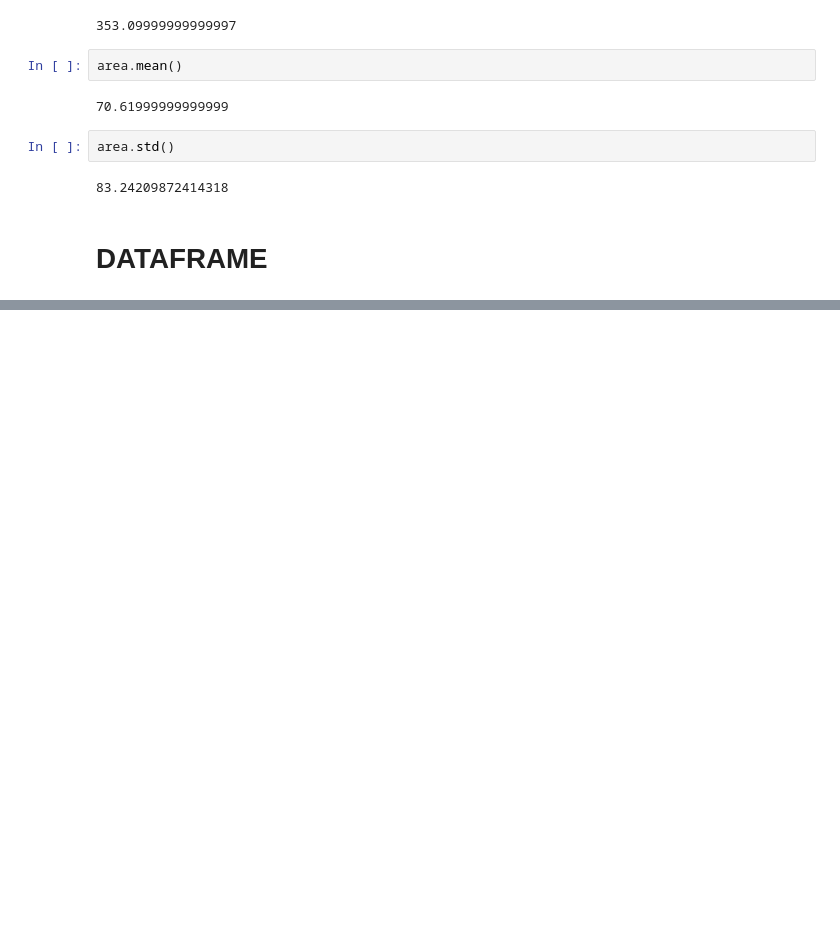
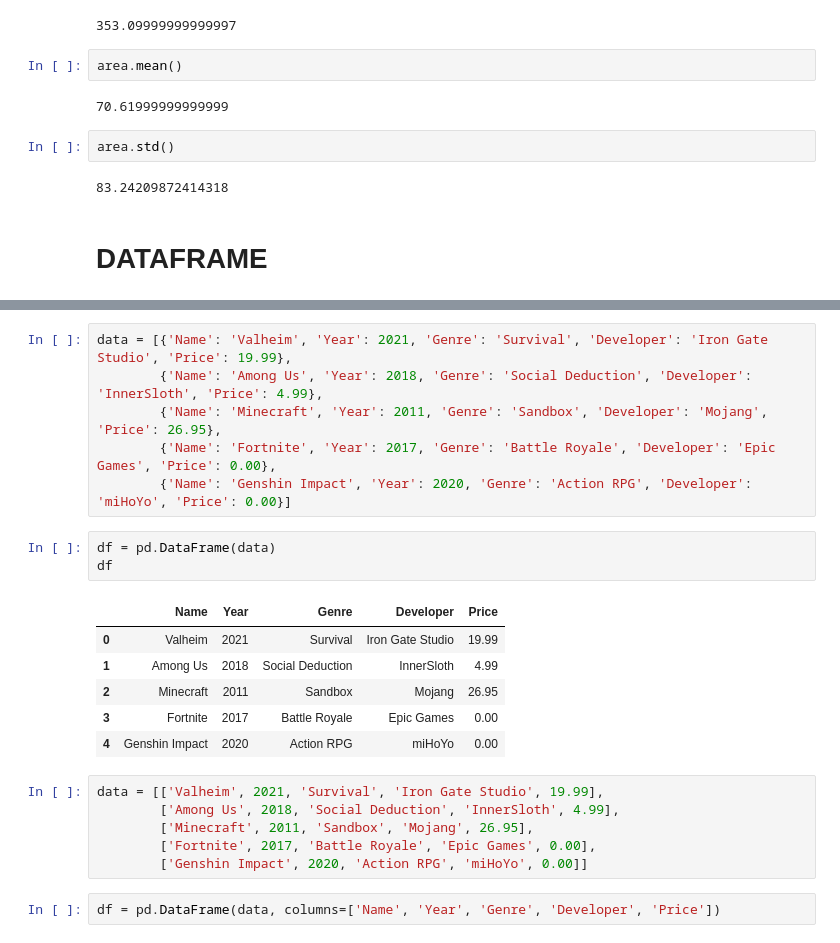
Before and after one commit to mohAhanin/Data-Analysis-bootcamp, a Jupyter notebook: bootcamp-Pandas Full Review.ipynb, the cells around one changed output, grey strips where cells are left out. Saved outputs shown, nothing was run; the diff lists cells and outputs as text; blank space fills up the shorter version.

```diff
--- a/bootcamp-Pandas Full Review.ipynb
+++ b/bootcamp-Pandas Full Review.ipynb
@@ -319,0 +337,24 @@ area.std()
+# %%
+data = [{'Name': 'Valheim', 'Year': 2021, 'Genre': 'Survival', 'Developer': 'Iron Gate Studio', 'Price': 19.99},
+        {'Name': 'Among Us', 'Year': 2018, 'Genre': 'Social Deduction', 'Developer': 'InnerSloth', 'Price': 4.99},
+        {'Name': 'Minecraft', 'Year': 2011, 'Genre': 'Sandbox', 'Developer': 'Mojang', 'Price': 26.95},
+        {'Name': 'Fortnite', 'Year': 2017, 'Genre': 'Battle Royale', 'Developer': 'Epic Games', 'Price': 0.00},
+        {'Name': 'Genshin Impact', 'Year': 2020, 'Genre': 'Action RPG', 'Developer': 'miHoYo', 'Price': 0.00}]
+# %%
+df = pd.DataFrame(data)
+df
+# %% [output]
+|  | Name | Year | Genre | Developer | Price |
+| 0 | Valheim | 2021 | Survival | Iron Gate Studio | 19.99 |
+| 1 | Among Us | 2018 | Social Deduction | InnerSloth | 4.99 |
+| 2 | Minecraft | 2011 | Sandbox | Mojang | 26.95 |
+| 3 | Fortnite | 2017 | Battle Royale | Epic Games | 0.00 |
+| 4 | Genshin Impact | 2020 | Action RPG | miHoYo | 0.00 |
+# %%
+data = [['Valheim', 2021, 'Survival', 'Iron Gate Studio', 19.99],
+        ['Among Us', 2018, 'Social Deduction', 'InnerSloth', 4.99],
+        ['Minecraft', 2011, 'Sandbox', 'Mojang', 26.95],
+        ['Fortnite', 2017, 'Battle Royale', 'Epic Games', 0.00],
+        ['Genshin Impact', 2020, 'Action RPG', 'miHoYo', 0.00]]
+# %%
+df = pd.DataFrame(data, columns=['Name', 'Year', 'Genre', 'Developer', 'Price'])
```
Also changed, not shown: parts of 31 cells of this notebook.
